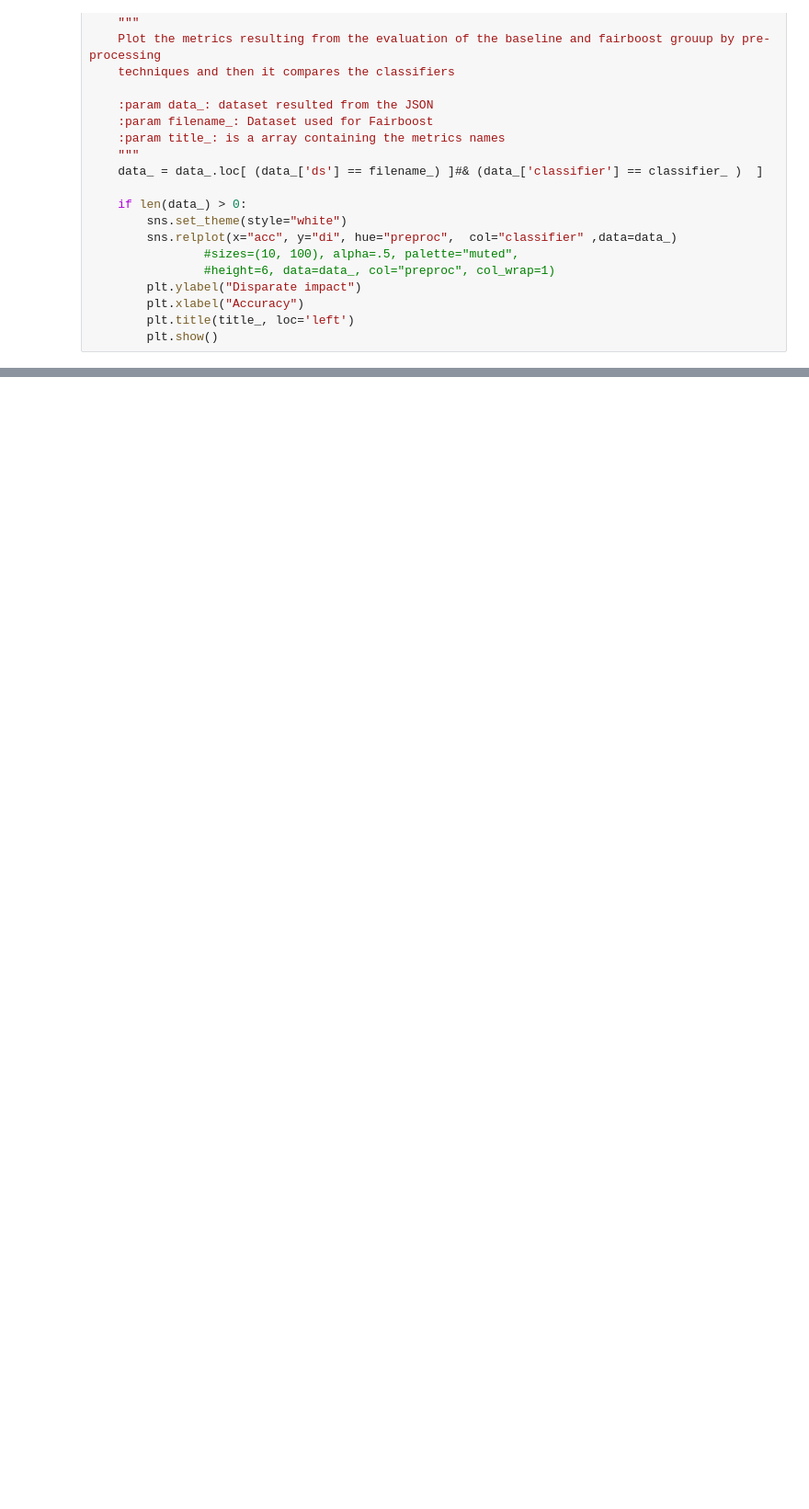
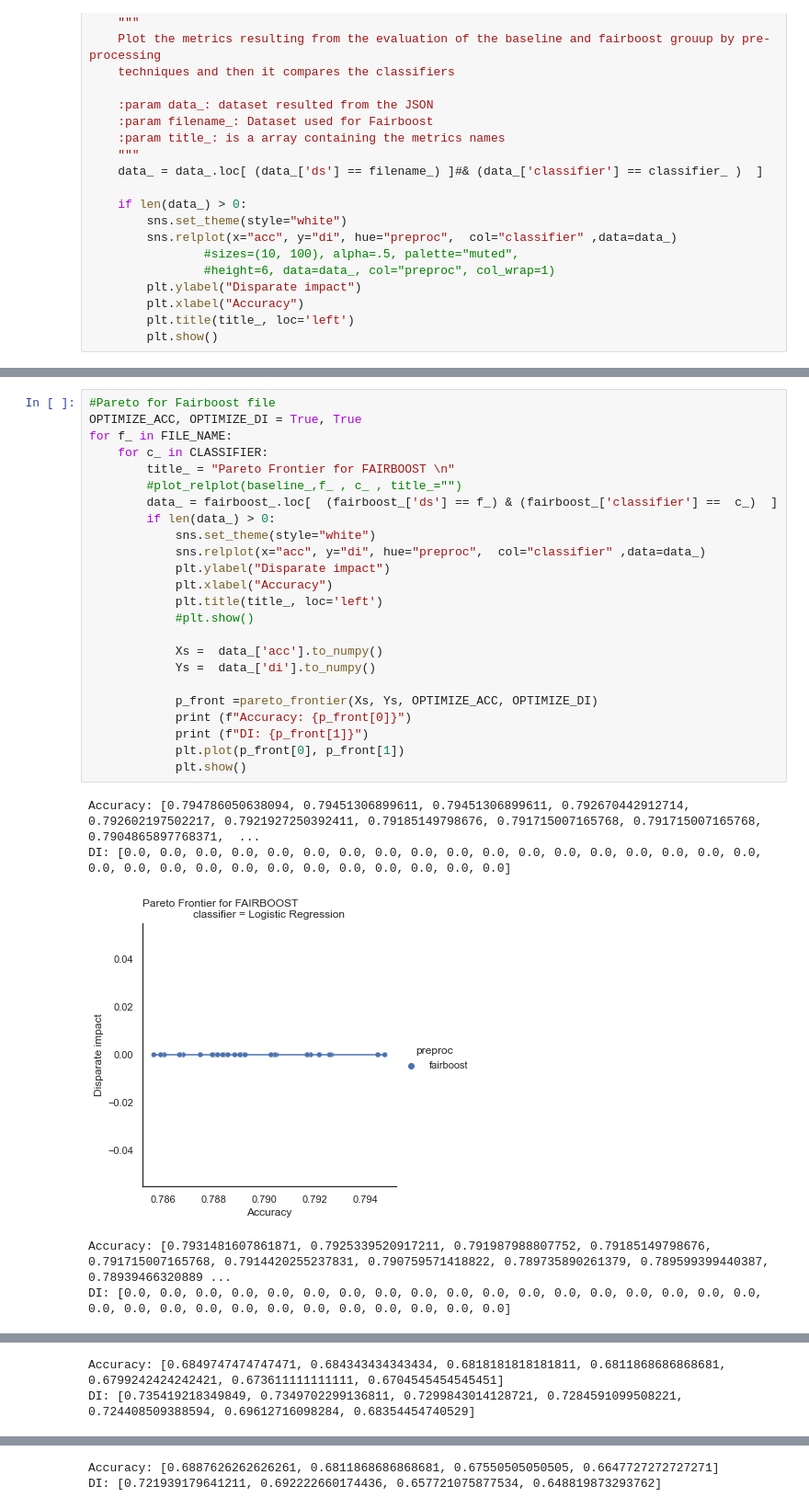
Before and after one commit to KhaledBadran/FairBoost, a Jupyter notebook: scripts/plot_fairboost.ipynb, the cells around one changed output, grey strips where cells are left out. Shown at 92% size. Saved outputs shown, nothing was run; the diff lists cells and outputs as text; blank space fills up the shorter version.

```diff
--- a/scripts/plot_fairboost.ipynb
+++ b/scripts/plot_fairboost.ipynb
@@ -395,0 +506,30 @@ plt.show()
+# %%
+#Pareto for Fairboost file
+OPTIMIZE_ACC, OPTIMIZE_DI = True, True
+for f_ in FILE_NAME:
+    for c_ in CLASSIFIER:
+        title_ = "Pareto Frontier for FAIRBOOST \n"
+        #plot_relplot(baseline_,f_ , c_ , title_="")
+        data_ = fairboost_.loc[  (fairboost_['ds'] == f_) & (fairboost_['classifier'] ==  c_)  ]
+        if len(data_) > 0:
+            sns.set_theme(style="white")
+            sns.relplot(x="acc", y="di", hue="preproc",  col="classifier" ,data=data_)
+            plt.ylabel("Disparate impact")
+            plt.xlabel("Accuracy")
+            plt.title(title_, loc='left')
+            #plt.show()
+
+            Xs =  data_['acc'].to_numpy()
+            Ys =  data_['di'].to_numpy()
+
+            p_front =pareto_frontier(Xs, Ys, OPTIMIZE_ACC, OPTIMIZE_DI)
+            print (f"Accuracy: {p_front[0]}")
+            print (f"DI: {p_front[1]}")
+            plt.plot(p_front[0], p_front[1])
+            plt.show()
+# %% [output]
+Accuracy: [0.794786050638094, 0.79451306899611, 0.79451306899611, 0.792670442912714, 0.792602197502217, 0.7921927250392411, 0.79185149798676, 0.791715007165768, 0.791715007165768, 0.7904865897768371,  ...
+DI: [0.0, 0.0, 0.0, 0.0, 0.0, 0.0, 0.0, 0.0, 0.0, 0.0, 0.0, 0.0, 0.0, 0.0, 0.0, 0.0, 0.0, 0.0, 0.0, 0.0, 0.0, 0.0, 0.0, 0.0, 0.0, 0.0, 0.0, 0.0, 0.0, 0.0]
+[figure, added]
+Accuracy: [0.7931481607861871, 0.7925339520917211, 0.791987988807752, 0.79185149798676, 0.791715007165768, 0.7914420255237831, 0.790759571418822, 0.789735890261379, 0.789599399440387, 0.78939466320889 ...
+DI: [0.0, 0.0, 0.0, 0.0, 0.0, 0.0, 0.0, 0.0, 0.0, 0.0, 0.0, 0.0, 0.0, 0.0, 0.0, 0.0, 0.0, 0.0, 0.0, 0.0, 0.0, 0.0, 0.0, 0.0, 0.0, 0.0, 0.0, 0.0, 0.0, 0.0]
@@ -395,0 +537,2 @@ plt.show()
+Accuracy: [0.6849747474747471, 0.684343434343434, 0.6818181818181811, 0.6811868686868681, 0.6799242424242421, 0.673611111111111, 0.6704545454545451]
+DI: [0.735419218349849, 0.7349702299136811, 0.7299843014128721, 0.7284591099508221, 0.724408509388594, 0.69612716098284, 0.68354454740529]
@@ -395,0 +540,2 @@ plt.show()
+Accuracy: [0.6887626262626261, 0.6811868686868681, 0.67550505050505, 0.6647727272727271]
+DI: [0.721939179641211, 0.692222660174436, 0.657721075877534, 0.648819873293762]
```
Also changed, not shown: parts of 10 cells of this notebook.
